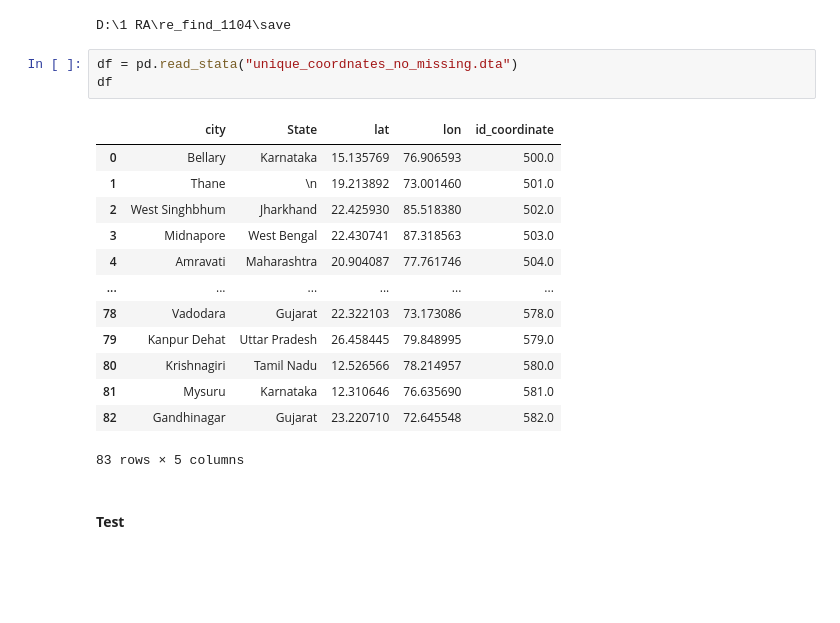
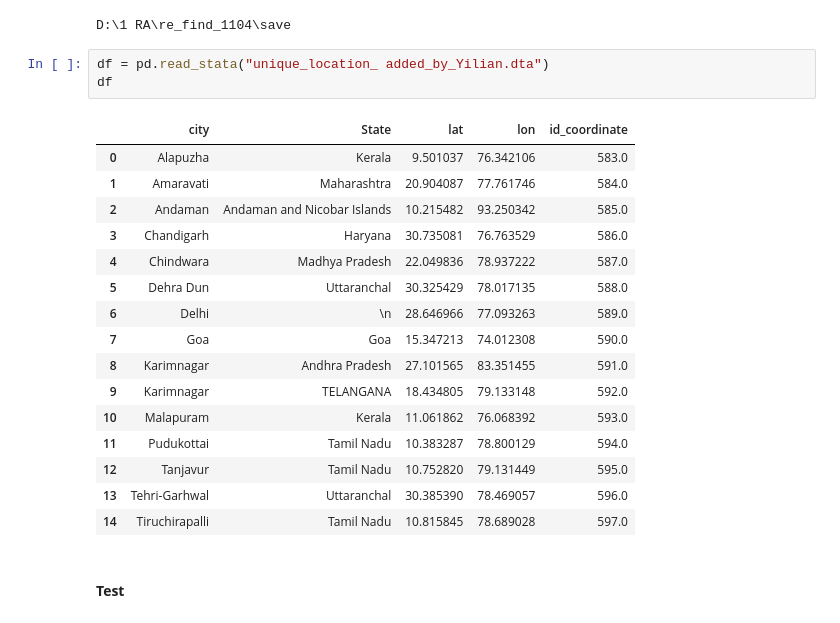
Before and after one commit to lyx66/Get-Daily-Histrorical-Weather-Data-by-Coordinates, a Jupyter notebook: Find_Weather.ipynb, the cells around one changed output. Drawn from its saved outputs; the diff is of its cells as text; blank space fills up the shorter version.

```diff
--- a/Find_Weather.ipynb
+++ b/Find_Weather.ipynb
@@ -13,22 +13,25 @@ cd D:\1 RA\re_find_1104\save
 # %% [output]
 D:\1 RA\re_find_1104\save
 # %%
-df = pd.read_stata("unique_coordnates_no_missing.dta")
+df = pd.read_stata("unique_location_ added_by_Yilian.dta")
 df
 # %% [output]
 |  | city | State | lat | lon | id_coordinate |
-| 0 | Bellary | Karnataka | 15.135769 | 76.906593 | 500.0 |
-| 1 | Thane | \n | 19.213892 | 73.001460 | 501.0 |
-| 2 | West Singhbhum | Jharkhand | 22.425930 | 85.518380 | 502.0 |
-| 3 | Midnapore | West Bengal | 22.430741 | 87.318563 | 503.0 |
-| 4 | Amravati | Maharashtra | 20.904087 | 77.761746 | 504.0 |
-| ... | ... | ... | ... | ... | ... |
-| 78 | Vadodara | Gujarat | 22.322103 | 73.173086 | 578.0 |
-| 79 | Kanpur Dehat | Uttar Pradesh | 26.458445 | 79.848995 | 579.0 |
-| 80 | Krishnagiri | Tamil Nadu | 12.526566 | 78.214957 | 580.0 |
-| 81 | Mysuru | Karnataka | 12.310646 | 76.635690 | 581.0 |
-| 82 | Gandhinagar | Gujarat | 23.220710 | 72.645548 | 582.0 |
+| 0 | Alapuzha | Kerala | 9.501037 | 76.342106 | 583.0 |
+| 1 | Amaravati | Maharashtra | 20.904087 | 77.761746 | 584.0 |
+| 2 | Andaman | Andaman and Nicobar Islands | 10.215482 | 93.250342 | 585.0 |
+| 3 | Chandigarh | Haryana | 30.735081 | 76.763529 | 586.0 |
+| 4 | Chindwara | Madhya Pradesh | 22.049836 | 78.937222 | 587.0 |
+| 5 | Dehra Dun | Uttaranchal | 30.325429 | 78.017135 | 588.0 |
+| 6 | Delhi | \n | 28.646966 | 77.093263 | 589.0 |
+| 7 | Goa | Goa | 15.347213 | 74.012308 | 590.0 |
+| 8 | Karimnagar | Andhra Pradesh | 27.101565 | 83.351455 | 591.0 |
+| 9 | Karimnagar | TELANGANA | 18.434805 | 79.133148 | 592.0 |
+| 10 | Malapuram | Kerala | 11.061862 | 76.068392 | 593.0 |
+| 11 | Pudukottai | Tamil Nadu | 10.383287 | 78.800129 | 594.0 |
+| 12 | Tanjavur | Tamil Nadu | 10.752820 | 79.131449 | 595.0 |
+| 13 | Tehri-Garhwal | Uttaranchal | 30.385390 | 78.469057 | 596.0 |
+| 14 | Tiruchirapalli | Tamil Nadu | 10.815845 | 78.689028 | 597.0 |
-83 rows × 5 columns
 # %% [markdown]
 #### __Test__
 # %%
```
Also changed, not shown: parts of 15 cells of this notebook.
